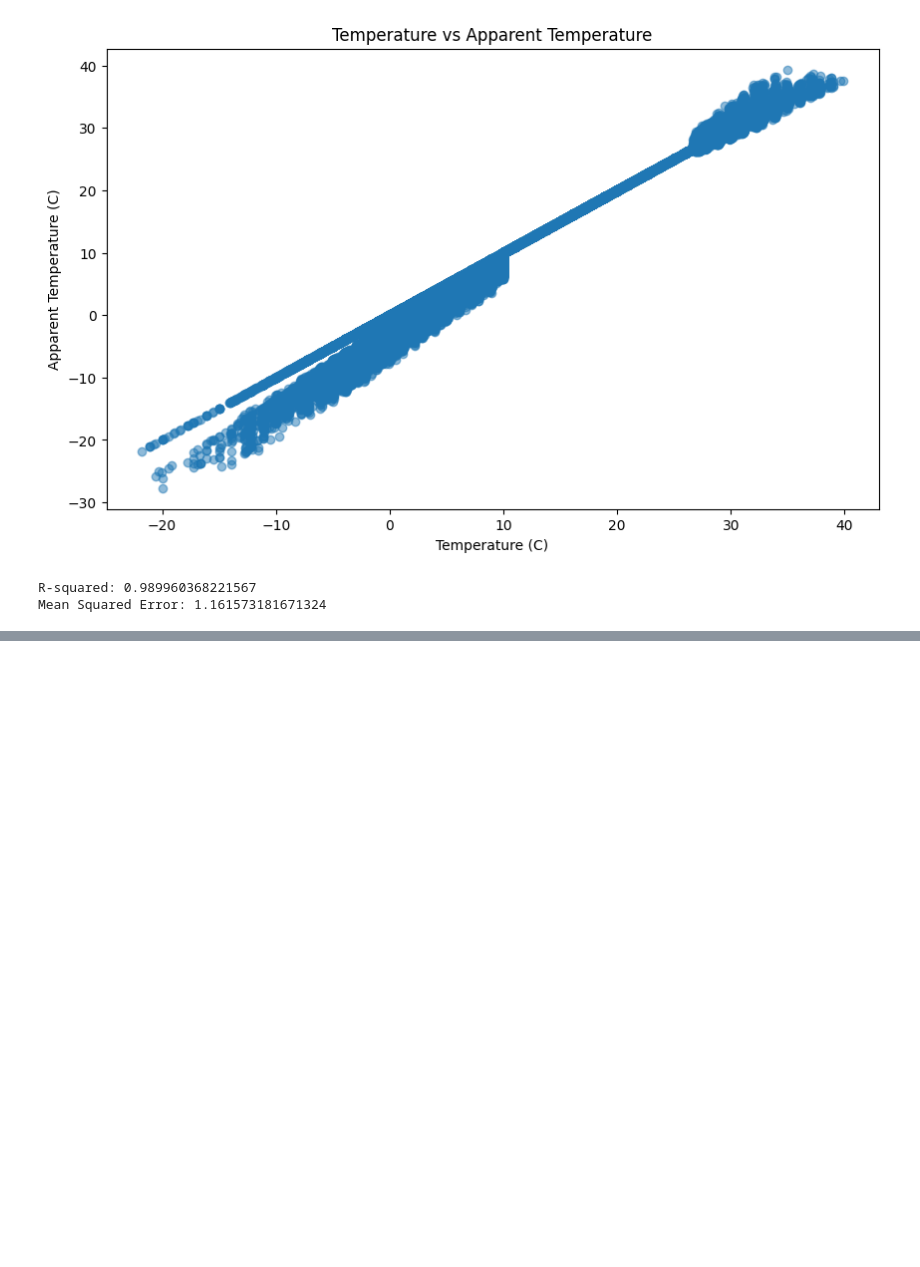
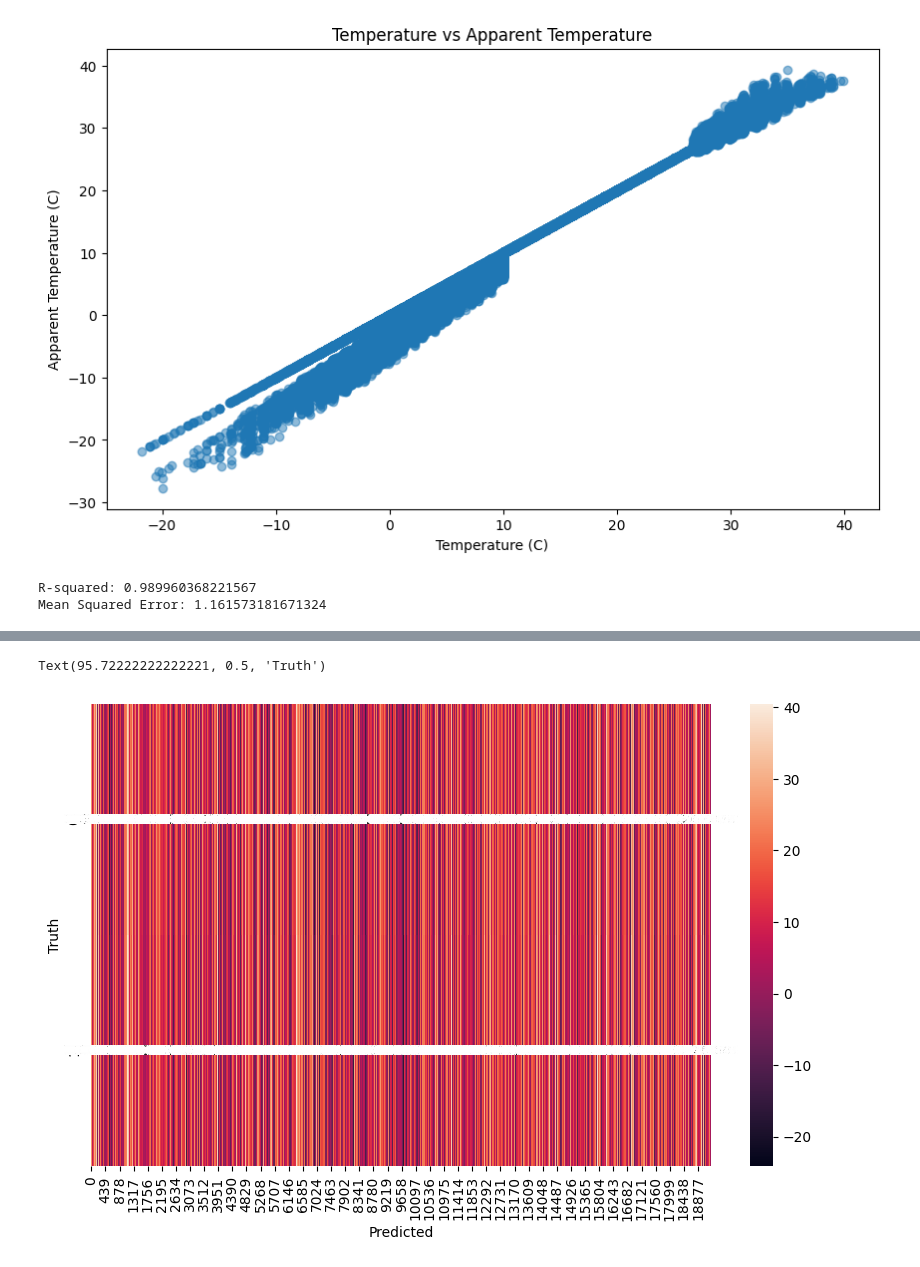
Before and after one commit to bhoomikabn/urban-air-quality-and-health-impact-analysis, a Jupyter notebook: Weather_data_analysis.ipynb, the cells around one changed output, grey strips where cells are left out. Cells and saved outputs as stored; diff of their text form; code cells hidden in the pictures; blank space fills up the shorter version.

```diff
--- a/Weather_data_analysis.ipynb
+++ b/Weather_data_analysis.ipynb
@@ -93,6 +93,7 @@ y = numeric_df['Apparent Temperature (C)']
 # Split the data
 X_train, X_test, y_train, y_test = train_test_split(X, y, test_size=0.2, random_state=42)
 
+model=LinearRegression()
 # Fit the Linear Regression model
 model.fit(X_train, y_train)
 
@@ -111,0 +129,3 @@ Mean Squared Error: 1.161573181671324
+# %%
+cm=confusion_matrix=(y_test,y_pred)
+cm
@@ -111,0 +147,8 @@ Mean Squared Error: 1.161573181671324
+# %%
+plt.figure(figsize=(10,6))
+sns.heatmap(cm,annot=True,fmt='g')
+plt.xlabel('Predicted')
+plt.ylabel('Truth')
+# %% [output]
+Text(95.72222222222221, 0.5, 'Truth')
+[figure, added]
```
Also changed, not shown: parts of 6 cells of this notebook.
